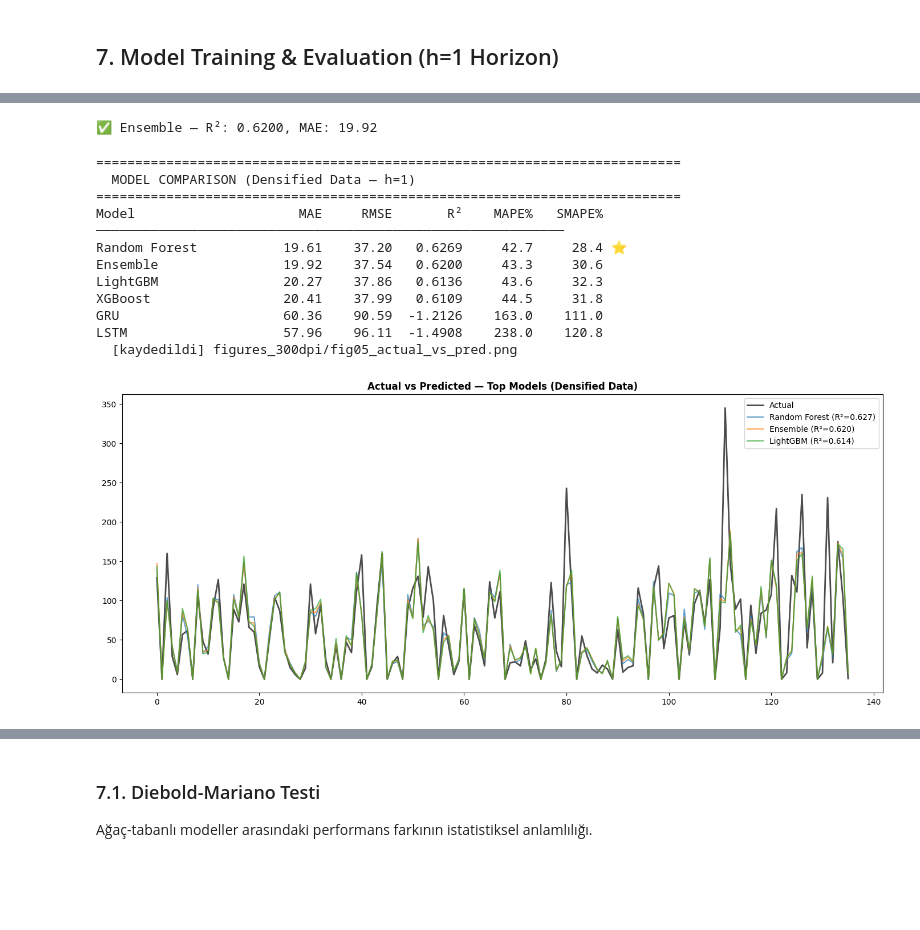
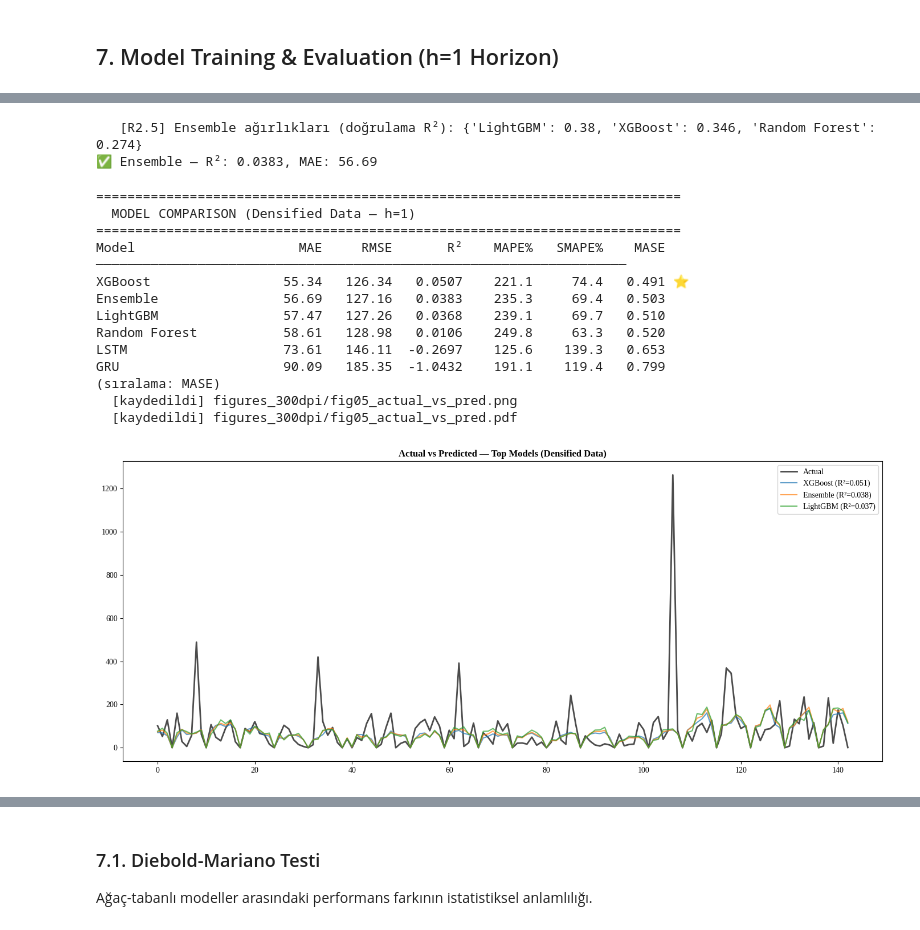
Before and after one commit to cihatyldz/DemandForecasting, a Jupyter notebook: Demand_Forecasting_Framework.ipynb, the cells around one changed output, grey strips where cells are left out. Drawn from its saved outputs; the diff is of its cells as text; code cells hidden in the pictures; blank space fills up the shorter version.

```diff
--- a/Demand_Forecasting_Framework.ipynb
+++ b/Demand_Forecasting_Framework.ipynb
@@ -492,7 +632,13 @@ xgb_model = xgb.XGBRegressor(
     min_child_weight=5, reg_alpha=0.1, reg_lambda=1.0,
     random_state=42, verbosity=0, early_stopping_rounds=30
 )
-xgb_model.fit(X_train, y_train, eval_set=[(X_test, y_test)], verbose=False)
+# [R2.3] Early stopping doğrulama diliminde; bulunan iterasyon sayısıyla tüm train'e yeniden fit
+xgb_model.fit(X_fit, y_fit, eval_set=[(X_val, y_val)], verbose=False)
+best_iter_xgb = xgb_model.best_iteration + 1
+VAL_R2['XGBoost'] = r2_score(y_val_actual, np.maximum(np.expm1(xgb_model.predict(X_val)), 0))
+xgb_model.set_params(n_estimators=best_iter_xgb, early_stopping_rounds=None)
+xgb_model.fit(X_train, y_train, verbose=False)
+print(f"   [R2.3] XGBoost iterasyon: {best_iter_xgb} | doğrulama R²: {VAL_R2['XGBoost']:.4f}")
 y_pred_xgb = np.maximum(np.expm1(xgb_model.predict(X_test)), 0)
 all_results['XGBoost'] = calc_metrics(y_actual, y_pred_xgb)
 predictions['XGBoost'] = y_pred_xgb
@@ -506,6 +653,11 @@ rf_model = RandomForestRegressor(
     min_samples_leaf=3, max_features=0.6, random_state=42, n_jobs=-1
 )
 rf_model.fit(X_train, y_train)
+# [R2.4] Ensemble ağırlığı için doğrulama R²'si: aynı ayarlarla fit dilimine eğitilmiş kopya
+from sklearn.base import clone
+_rf_val = clone(rf_model).fit(X_fit, y_fit)
+VAL_R2['Random Forest'] = r2_score(y_val_actual, np.maximum(np.expm1(_rf_val.predict(X_val)), 0))
+print(f"   [R2.4] RF doğrulama R²: {VAL_R2['Random Forest']:.4f}")
 y_pred_rf = np.maximum(np.expm1(rf_model.predict(X_test)), 0)
 all_results['Random Forest'] = calc_metrics(y_actual, y_pred_rf)
 predictions['Random Forest'] = y_pred_rf
@@ -526,7 +679,9 @@ from sklearn.preprocessing import MinMaxScaler
 scaler_y = MinMaxScaler()
 X_all_scaled = scaler_X.transform(demo_data[FEATURE_COLS].values)
 y_all_log = demo_data['log_sales'].values.reshape(-1,1)
-y_all_scaled = scaler_y.fit_transform(y_all_log)
+# [R2.6] Ölçekleyici yalnızca train kısmına fit (test dağılımı ölçeğe sızmasın)
+scaler_y.fit(y_all_log[:split])
+y_all_scaled = scaler_y.transform(y_all_log)
 
 X_seq, y_seq = make_sequences(X_all_scaled, y_all_scaled, WINDOW)
 split_seq = split - WINDOW
@@ -584,9 +739,12 @@ print(f"✅ GRU — R²: {all_results['GRU']['R2']:.4f}, MAE: {all_results['GRU'
 # ─── Ensemble (R²-weighted) ───
 # Flat modeller (aynı uzunlukta)
 ens_preds = {'LightGBM': y_pred_lgb, 'XGBoost': y_pred_xgb, 'Random Forest': y_pred_rf}
-good = {k: v for k, v in ens_preds.items() if all_results[k]['R2'] > 0}
+# [R2.5] Ağırlıklar test R²'sinden değil, doğrulama R²'sinden
+good = {k: v for k, v in ens_preds.items() if VAL_R2[k] > 0}
 if len(good) >= 2:
-    weights = {k: all_results[k]['R2'] for k in good}
+    weights = {k: VAL_R2[k] for k in good}
+    print('   [R2.5] Ensemble ağırlıkları (doğrulama R²):',
+          {k: round(w / sum(weights.values()), 3) for k, w in weights.items()})
     tw = sum(weights.values())
     y_pred_ens = sum(weights[k]/tw * v for k, v in good.items())
 else:
@@ -596,39 +754,47 @@ all_results['Ensemble'] = calc_metrics(y_actual, y_pred_ens)
 predictions['Ensemble'] = y_pred_ens
 print(f"✅ Ensemble — R²: {all_results['Ensemble']['R2']:.4f}, MAE: {all_results['Ensemble']['MAE']:.2f}")
 # %% [output]
-✅ Ensemble — R²: 0.6200, MAE: 19.92
+   [R2.5] Ensemble ağırlıkları (doğrulama R²): {'LightGBM': 0.38, 'XGBoost': 0.346, 'Random Forest': 0.274}
+✅ Ensemble — R²: 0.0383, MAE: 56.69
 # %%
 # ─── Model Comparison Table ───
-comparison_df = pd.DataFrame(all_results).T.round(4).sort_values('R2', ascending=False)
+# [R4.3] Sıralama metriği parametreli. R² bu seride birkaç uç günün kare hatasıyla belirlendiği
+# için varsayılan MASE (ölçekten bağımsız, MAE ile aynı sıralama).
+RANK_METRIC = 'MASE'
+comparison_df = (pd.DataFrame(all_results).T.round(4)
+                 .sort_values(RANK_METRIC, ascending=(RANK_METRIC != 'R2')))
 print("=" * 75)
 print("  MODEL COMPARISON (Densified Data — h=1)")
 print("=" * 75)
-print(f"{'Model':<20} {'MAE':>8} {'RMSE':>8} {'R²':>8} {'MAPE%':>8} {'SMAPE%':>8}")
-print("─" * 60)
+print(f"{'Model':<20} {'MAE':>8} {'RMSE':>8} {'R²':>8} {'MAPE%':>8} {'SMAPE%':>8} {'MASE':>7}")
+print("─" * 68)
 for n, r in comparison_df.iterrows():
     m = ' ⭐' if n == comparison_df.index[0] else ''
-    print(f"{n:<20} {r['MAE']:>8.2f} {r['RMSE']:>8.2f} {r['R2']:>8.4f} {r['MAPE']:>8.1f} {r['SMAPE']:>8.1f}{m}")
+    print(f"{n:<20} {r['MAE']:>8.2f} {r['RMSE']:>8.2f} {r['R2']:>8.4f} {r['MAPE']:>8.1f} {r['SMAPE']:>8.1f} {r['MASE']:>7.3f}{m}")
+print(f"(sıralama: {RANK_METRIC})")
 
 # Visualization
 fig, ax = plt.subplots(figsize=(14, 6))
 ax.plot(y_actual, label='Actual', color='black', linewidth=2, alpha=0.7)
 for n in comparison_df.index[:3]:
     if n in predictions:
         ax.plot(predictions[n], label=f"{n} (R²={comparison_df.loc[n,'R2']:.3f})", alpha=0.7)
 ax.set_title('Actual vs Predicted — Top Models (Densified Data)', fontweight='bold')
 ax.legend(); plt.tight_layout(); save_fig('fig05_actual_vs_pred')
 plt.show()
 # %% [output]
 ===========================================================================
   MODEL COMPARISON (Densified Data — h=1)
 ===========================================================================
-Model                     MAE     RMSE       R²    MAPE%   SMAPE%
-────────────────────────────────────────────────────────────
-Random Forest           19.61    37.20   0.6269     42.7     28.4 ⭐
-Ensemble                19.92    37.54   0.6200     43.3     30.6
-LightGBM                20.27    37.86   0.6136     43.6     32.3
-XGBoost                 20.41    37.99   0.6109     44.5     31.8
-GRU                     60.36    90.59  -1.2126    163.0    111.0
-LSTM                    57.96    96.11  -1.4908    238.0    120.8
+Model                     MAE     RMSE       R²    MAPE%   SMAPE%    MASE
+────────────────────────────────────────────────────────────────────
+XGBoost                 55.34   126.34   0.0507    221.1     74.4   0.491 ⭐
+Ensemble                56.69   127.16   0.0383    235.3     69.4   0.503
+LightGBM                57.47   127.26   0.0368    239.1     69.7   0.510
+Random Forest           58.61   128.98   0.0106    249.8     63.3   0.520
+LSTM                    73.61   146.11  -0.2697    125.6    139.3   0.653
+GRU                     90.09   185.35  -1.0432    191.1    119.4   0.799
+(sıralama: MASE)
   [kaydedildi] figures_300dpi/fig05_actual_vs_pred.png
+  [kaydedildi] figures_300dpi/fig05_actual_vs_pred.pdf
-[figure, old version]
+[figure, new version]
```
Also changed, not shown: parts of 46 cells of this notebook, 1 other file.
